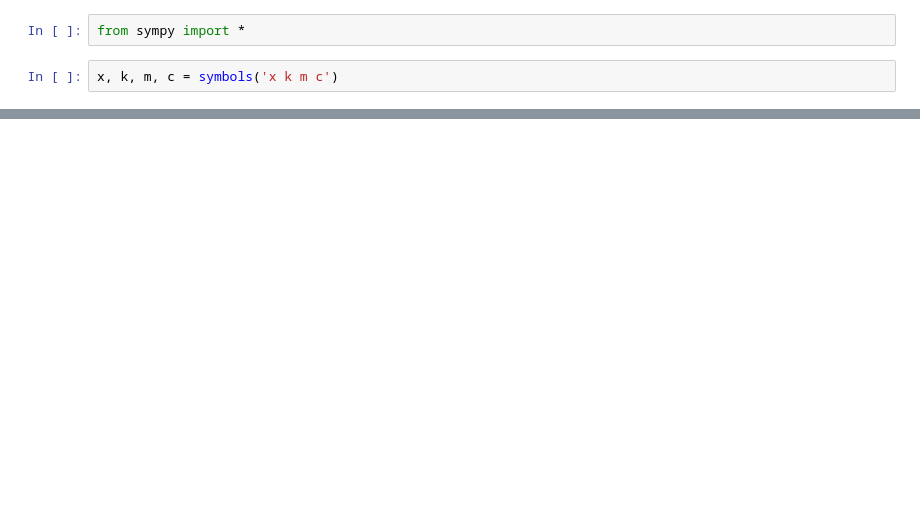
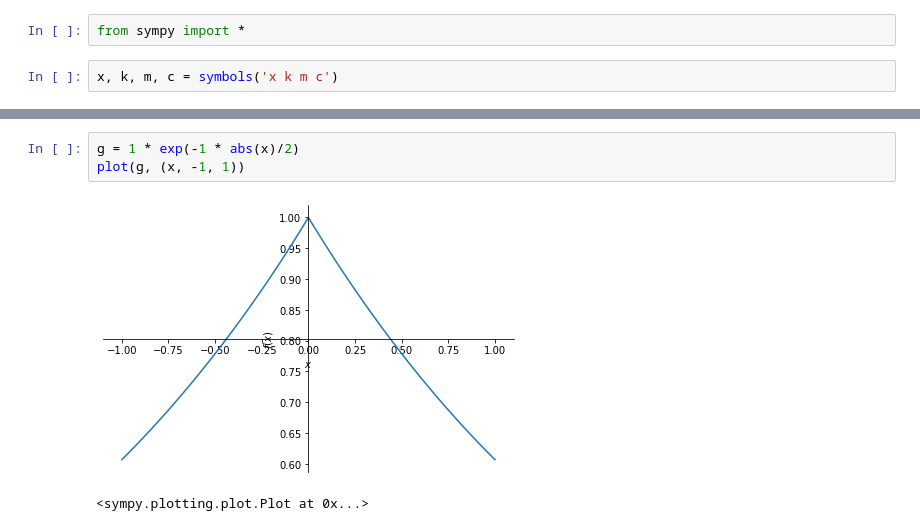
Before and after one commit to vbprojects/miniprojects, a Jupyter notebook: InterestingDistributions/euclideandist.ipynb, the cells around one changed output, grey strips where cells are left out. Cells and saved outputs as stored; diff of their text form; blank space fills up the shorter version.

```diff
--- a/InterestingDistributions/euclideandist.ipynb
+++ b/InterestingDistributions/euclideandist.ipynb
@@ -16,0 +35,6 @@ plot(simplify(f/Fi).subs(k, 0).subs(c, 1), (x, -1, 1), title='f(x)')
+# %%
+g = 1 * exp(-1 * abs(x)/2)
+plot(g, (x, -1, 1))
+# %% [output]
+[figure, added]
+<sympy.plotting.plot.Plot at 0x...>
```
Also changed, not shown: parts of 6 cells of this notebook, 1 other file.
